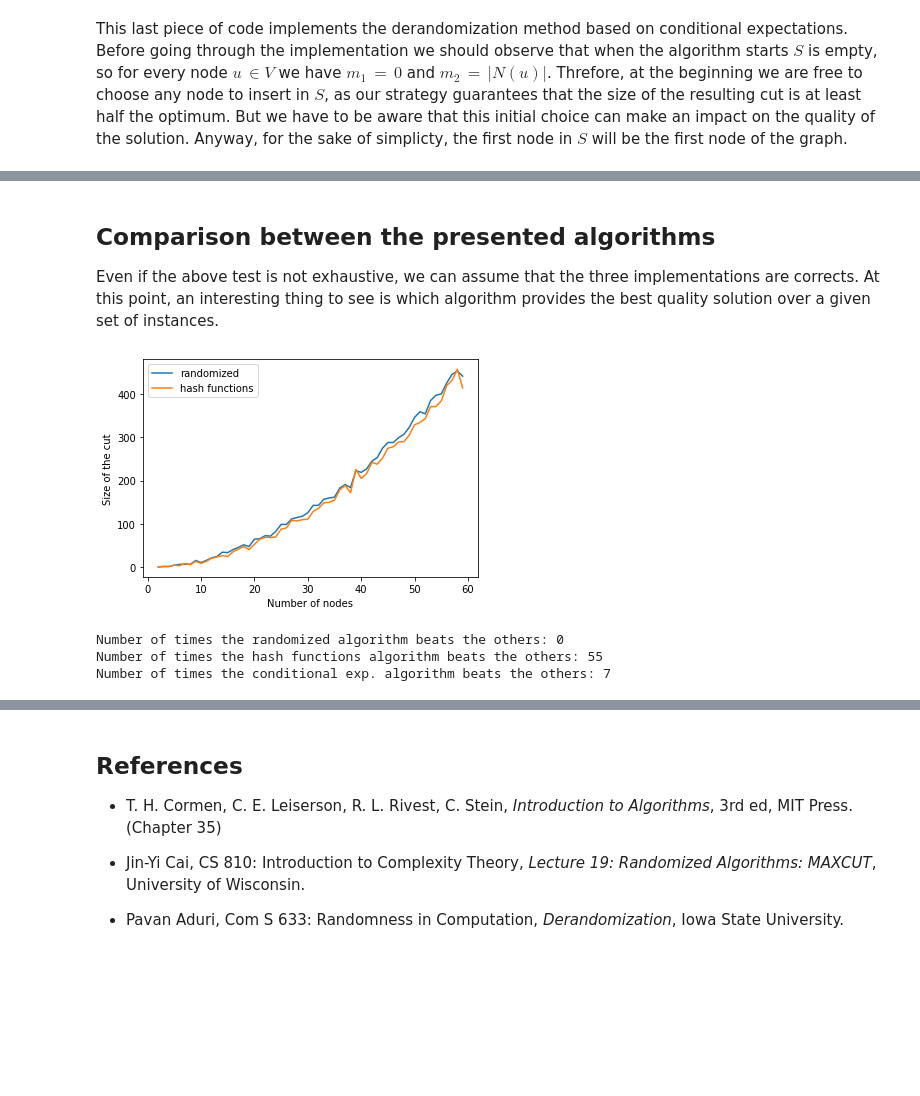
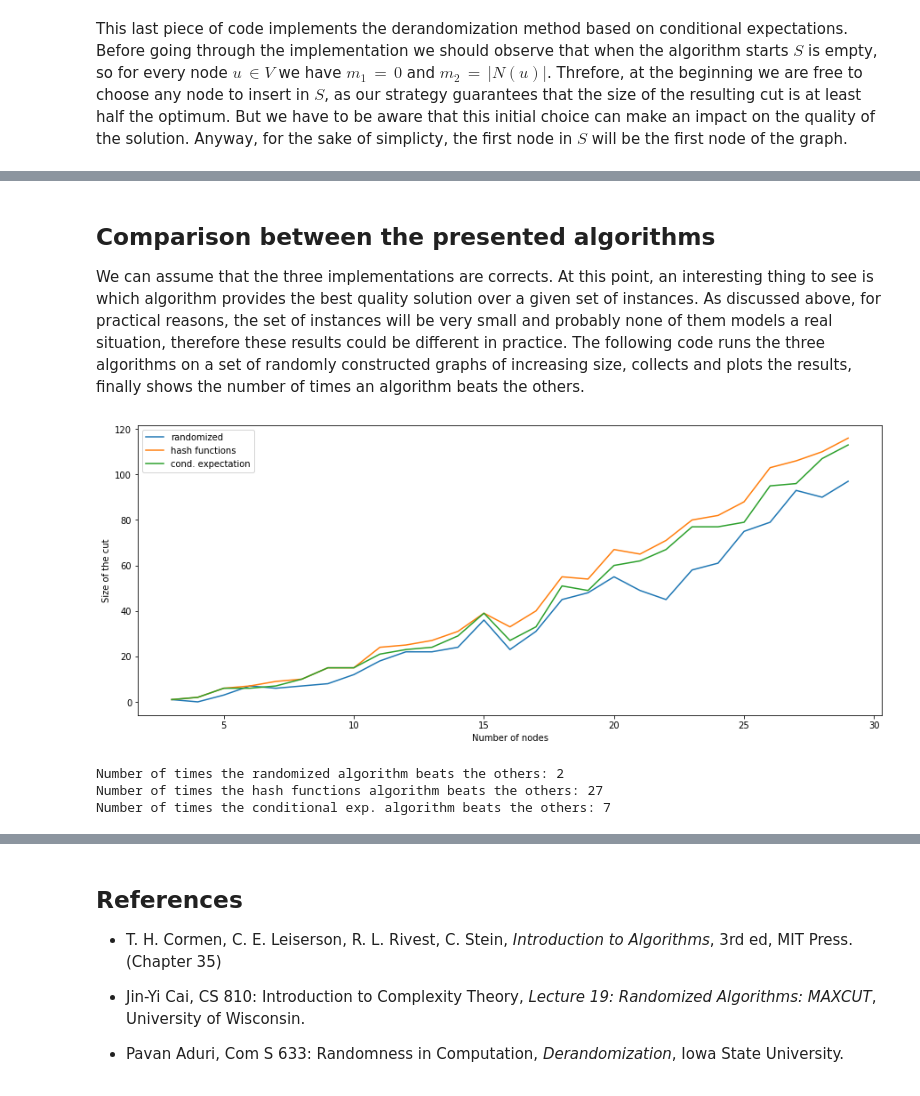
Before and after one commit to FilippoLari/Randomized-Approximation-And-Derandomization, a Jupyter notebook: Derandomization.ipynb, the cells around one changed output, grey strips where cells are left out. Cells and saved outputs as stored; diff of their text form; code cells hidden in the pictures; blank space fills up the shorter version.

```diff
--- a/Derandomization.ipynb
+++ b/Derandomization.ipynb
@@ -419,8 +419,7 @@ Number of times the cond. expectations algorithm computes a size less than OPT/2
 # %% [markdown]
 ## Comparison between the presented algorithms
 
-Even if the above test is not exhaustive, we can assume that the three implementations are corrects.
-At this point, an interesting thing to see is which algorithm provides the best quality solution over a given set of instances.
+We can assume that the three implementations are corrects. At this point, an interesting thing to see is which algorithm provides the best quality solution over a given set of instances. As discussed above, for practical reasons, the set of instances will be very small and probably none of them models a real situation, therefore these results could be different in practice. The following code runs the three algorithms on a set of randomly constructed graphs of increasing size, collects and plots the results, finally shows the number of times an algorithm beats the others.
 # %%
 nodes        = []
 samples1     = []
@@ -431,8 +430,8 @@ count1       = 0
 count2       = 0
 count3       = 0
 
-START        = 2
-LIMIT        = 40
+START        = 3
+LIMIT        = 30
 
 for i in range(START, LIMIT):
     G = nx.gnp_random_graph(i, 0.50)
@@ -440,34 +439,36 @@ for i in range(START, LIMIT):
 
     result1 = randomized_approximation(G)
     result2 = universal_hash_functions_derandomization(G)
     result3 = conditional_expectance_derandomization(G)
 
     max_value = max(result1, result2, result3)
 
     if max_value==result1:
         count1+=1
     if max_value==result2:
         count2+=1
     if max_value==result3:
         count3+=1
 
     samples1.append(result1)
     samples2.append(result2)
     samples3.append(result3)
 
+plt.figure(figsize=(15, 6))
+
 plt.plot(nodes, samples1)
 plt.plot(nodes, samples2)
 plt.plot(nodes, samples3)
 plt.xlabel("Number of nodes")
 plt.ylabel("Size of the cut")
 plt.gca().legend(('randomized','hash functions','cond. expectation'))
 plt.show()
 
 print("Number of times the randomized algorithm beats the others: %i"%count1)
 print("Number of times the hash functions algorithm beats the others: %i"%count2)
 print("Number of times the conditional exp. algorithm beats the others: %i"%count3)
 # %% [output]
-[figure, old version]
+[figure, new version]
-Number of times the randomized algorithm beats the others: 0
-Number of times the hash functions algorithm beats the others: 55
+Number of times the randomized algorithm beats the others: 2
+Number of times the hash functions algorithm beats the others: 27
 Number of times the conditional exp. algorithm beats the others: 7
```
Also changed, not shown: parts of 9 cells of this notebook.
